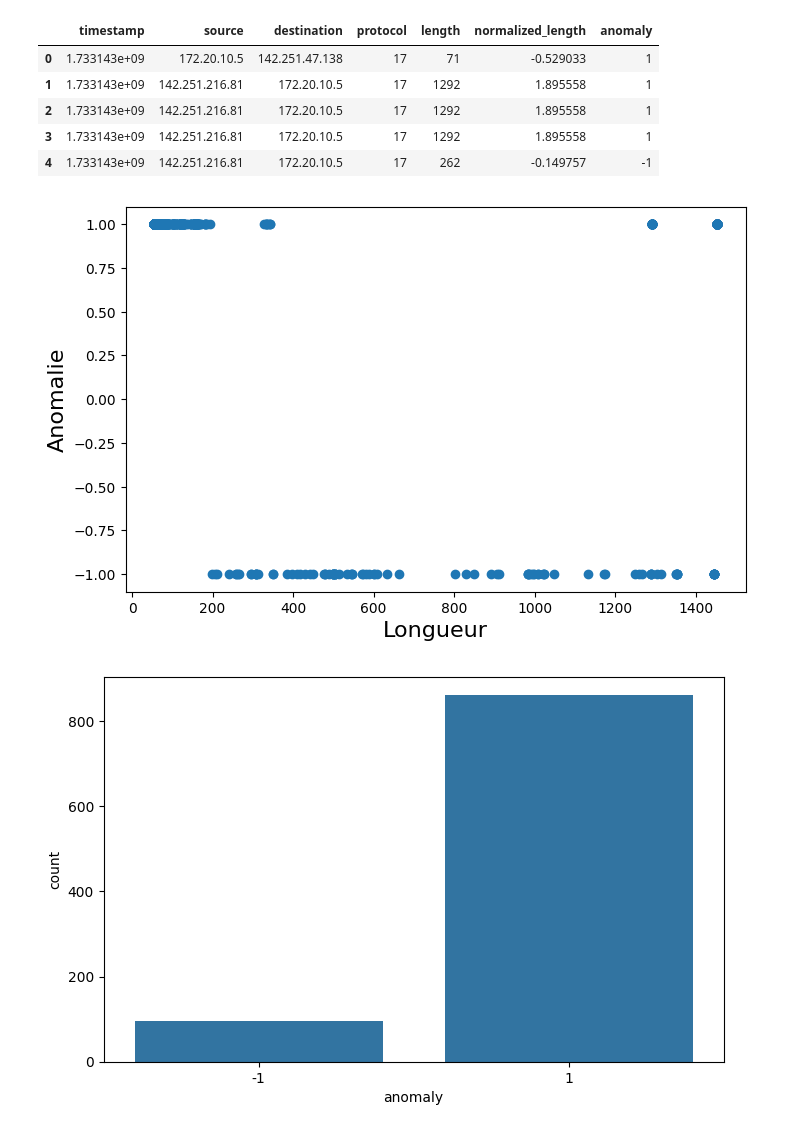
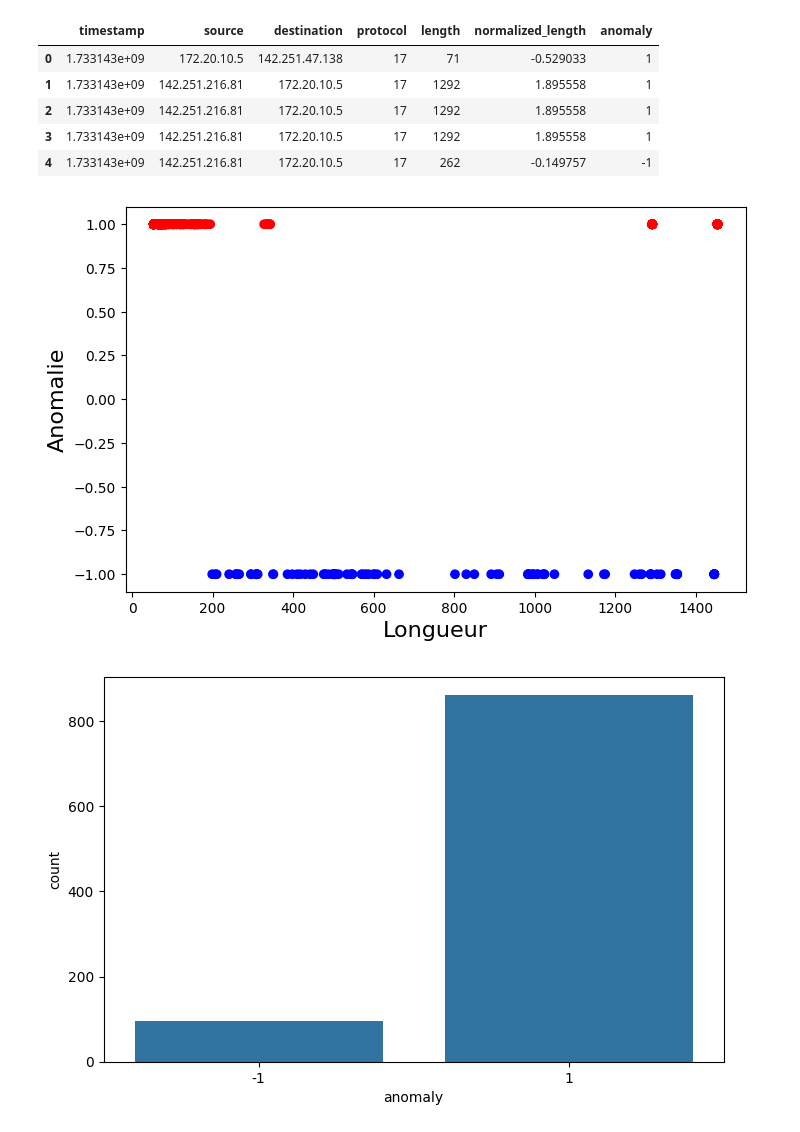
Before and after one commit to Ketsiamwanza/detection-anomalie, a Jupyter notebook: Untitled.ipynb, the cells around one changed output. Cells and saved outputs as stored; diff of their text form; code cells hidden in the pictures.

```diff
--- a/Untitled.ipynb
+++ b/Untitled.ipynb
@@ -147,13 +147,16 @@ anomalies_df.head()
 | 2 | 1.733143e+09 | 142.251.216.81 | 172.20.10.5 | 17 | 1292 | 1.895558 | 1 |
 | 3 | 1.733143e+09 | 142.251.216.81 | 172.20.10.5 | 17 | 1292 | 1.895558 | 1 |
 | 4 | 1.733143e+09 | 142.251.216.81 | 172.20.10.5 | 17 | 262 | -0.149757 | -1 |
+# %%
+# Définir les couleurs en fonction des valeurs de la colonne "anomaly"
+colors = anomalies_df["anomaly"].map({-1: 'blue', 1: 'red'})  # 0 = bleu, 1 = rouge
 # %%
 plt.figure(figsize=(8,5))
-plt.scatter(anomalies_df["length"],anomalies_df["anomaly"])
+plt.scatter(anomalies_df["length"],anomalies_df["anomaly"],c=colors)
 plt.xlabel('Longueur', fontsize=16)
 plt.ylabel('Anomalie', fontsize=16)
 plt.savefig('anomalie_longueur.png',dpi=200)
 # %% [output]
-[figure, old version]
+[figure, new version]
 # %%
 plt.figure(figsize=(8,5))
```
Also changed, not shown: parts of 1 cell of this notebook, 1 other file.
